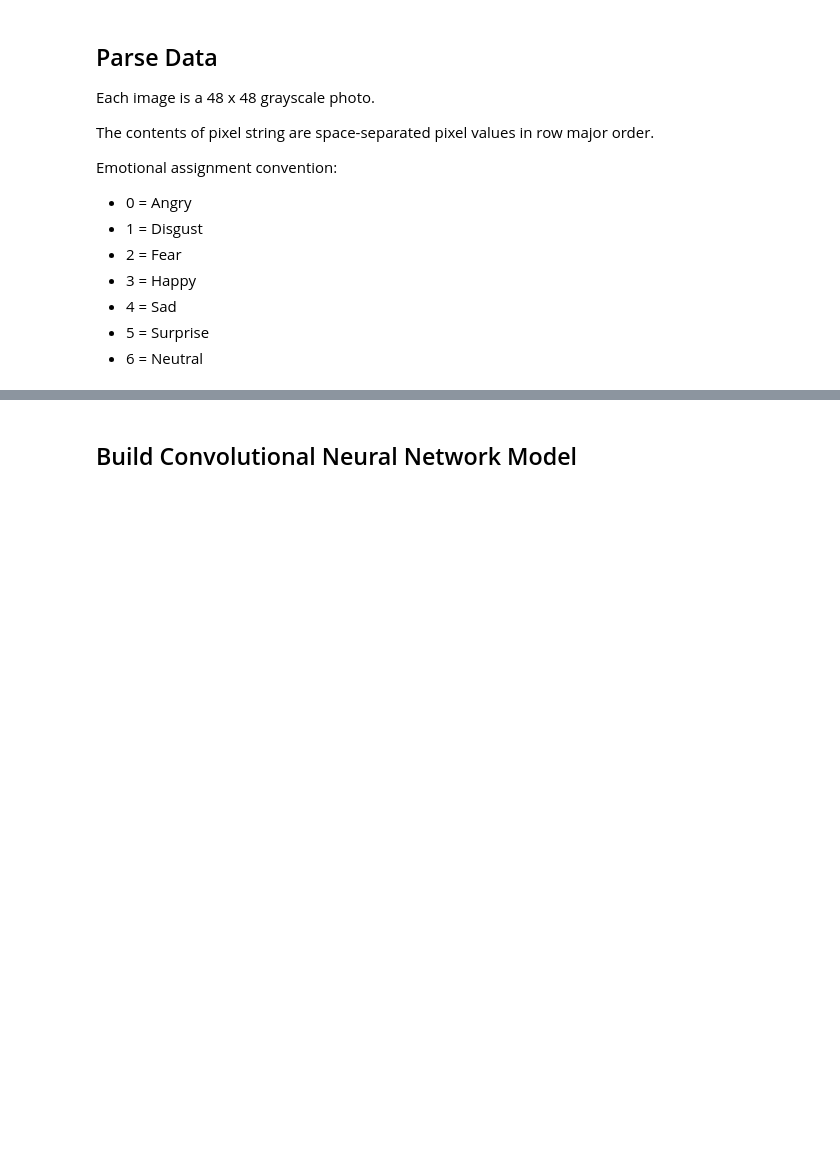
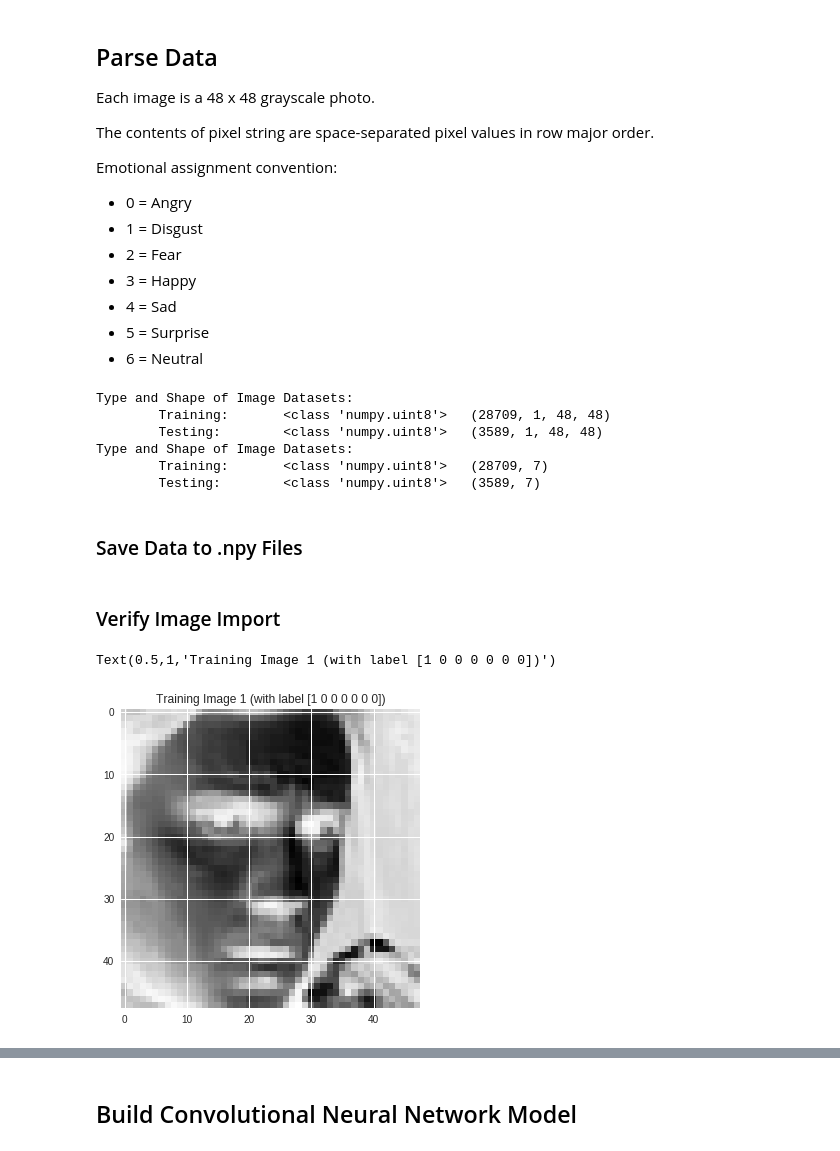
Before and after one commit to AndrewSpittlemeister/FacialExpressionRecognition, a Jupyter notebook: FacialExpressionRecognition.ipynb, the cells around one changed output, grey strips where cells are left out. Saved outputs shown, nothing was run; the diff lists cells and outputs as text; code cells hidden in the pictures; blank space fills up the shorter version.

Commit message:
Data dimensions corrected + test model added

```diff
--- a/FacialExpressionRecognition.ipynb
+++ b/FacialExpressionRecognition.ipynb
@@ -45,6 +48,19 @@ def pullImage(frame, index: int):
   label = np.uint8(frame.loc[index]['emotion'])
 
   return img, label
+
+def splitImage_Labels(frame):
+  """
+  Takes in a pandas data frame object filled with pixel field and label field
+  and returns two numpy arrays; one for images and one for labels.
+  """
+  labels = np.empty(len(frame))
+  images = np.empty((len(frame), 1, 48, 48))  # using channel first notation.
+
+  for i in range(len(frame)):
+    images[i][0], labels[i] = pullImage(frame, i)
+
+  return images.astype(np.uint8), to_categorical(labels, 7).astype(np.uint8)
 # %% [markdown]
 ## Import FER2013 Dataset and Other Files
 # %%
@@ -81,3 +97,23 @@ Emotional assignment convention:
 # %%
 df_Training = df[df.Usage == 'Training']
 df_Testing = df[df.Usage == 'PrivateTest'].reset_index(drop = True)
+img_train, lbl_train = splitImage_Labels(df_Training)
+img_test, lbl_test = splitImage_Labels(df_Testing)
+# %%
+print('Type and Shape of Image Datasets: ' + '\n\tTraining: ' + '\t' +
+      str(type(img_train[0][0][0][0])) + '\t' + str(img_train.shape) +
+      '\n\tTesting: ' + '\t' + str(type(img_train[0][0][0][0])) + '\t' +
+      str(img_test.shape))
+print('Type and Shape of Image Datasets: ' + '\n\tTraining: ' + '\t' +
+      str(type(lbl_train[0][0])) + '\t' + str(lbl_train.shape) +
+      '\n\tTesting: ' + '\t' + str(type(lbl_train[0][0])) + '\t' +
+      str(lbl_test.shape))
+# %% [output]
+Type and Shape of Image Datasets:
+        Training:       <class 'numpy.uint8'>   (28709, 1, 48, 48)
+        Testing:        <class 'numpy.uint8'>   (3589, 1, 48, 48)
+Type and Shape of Image Datasets:
+        Training:       <class 'numpy.uint8'>   (28709, 7)
+        Testing:        <class 'numpy.uint8'>   (3589, 7)
+# %% [markdown]
+### Save Data to .npy Files
@@ -83,0 +125,8 @@ df_Testing = df[df.Usage == 'PrivateTest'].reset_index(drop = True)
+# %% [markdown]
+### Verify Image Import
+# %%
+plt.imshow(img_train[0][0])
+plt.title('Training Image 1 (with label ' + str(lbl_train[0]) + ')')
+# %% [output]
+Text(0.5,1,'Training Image 1 (with label [1 0 0 0 0 0 0])')
+[figure, added]
```
Also changed, not shown: parts of 7 cells of this notebook.
